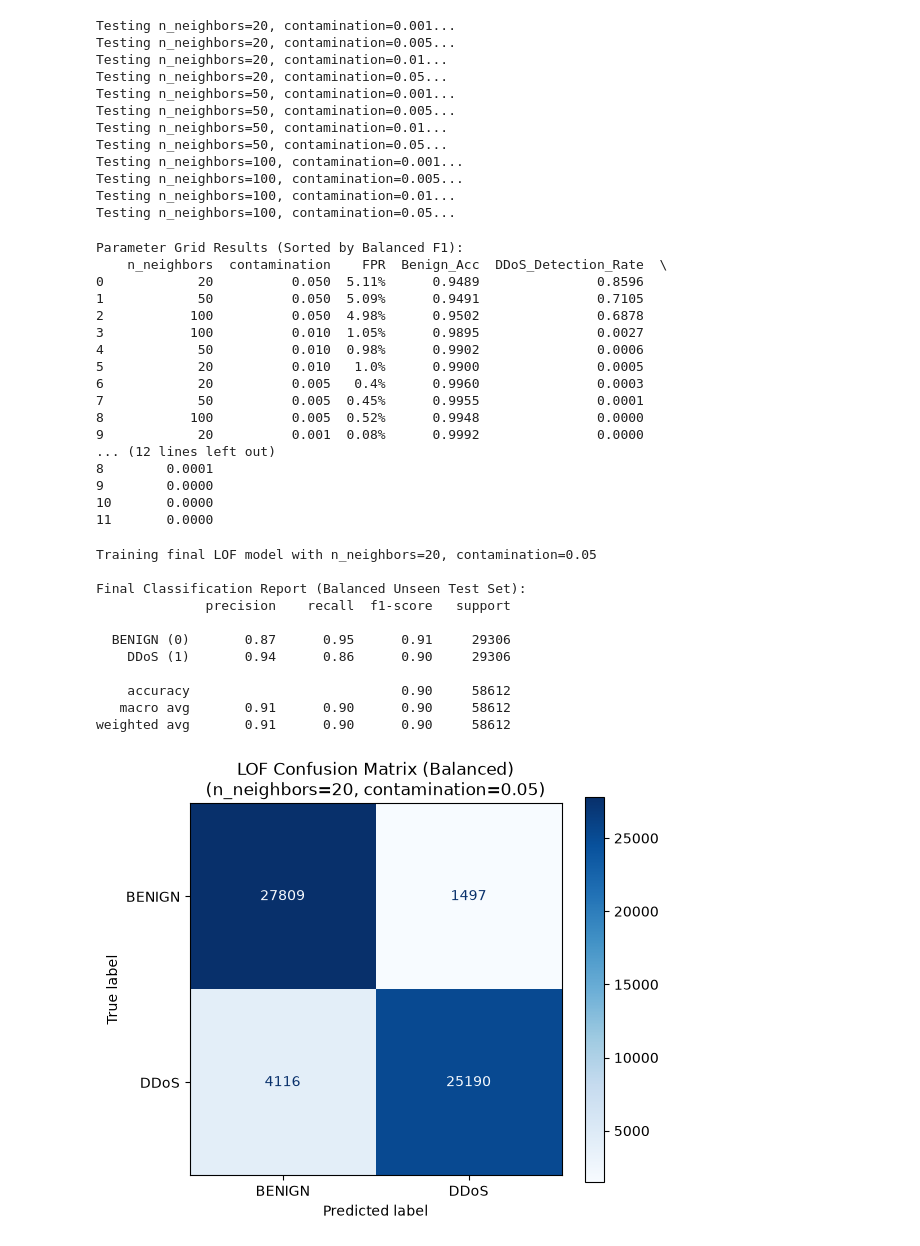
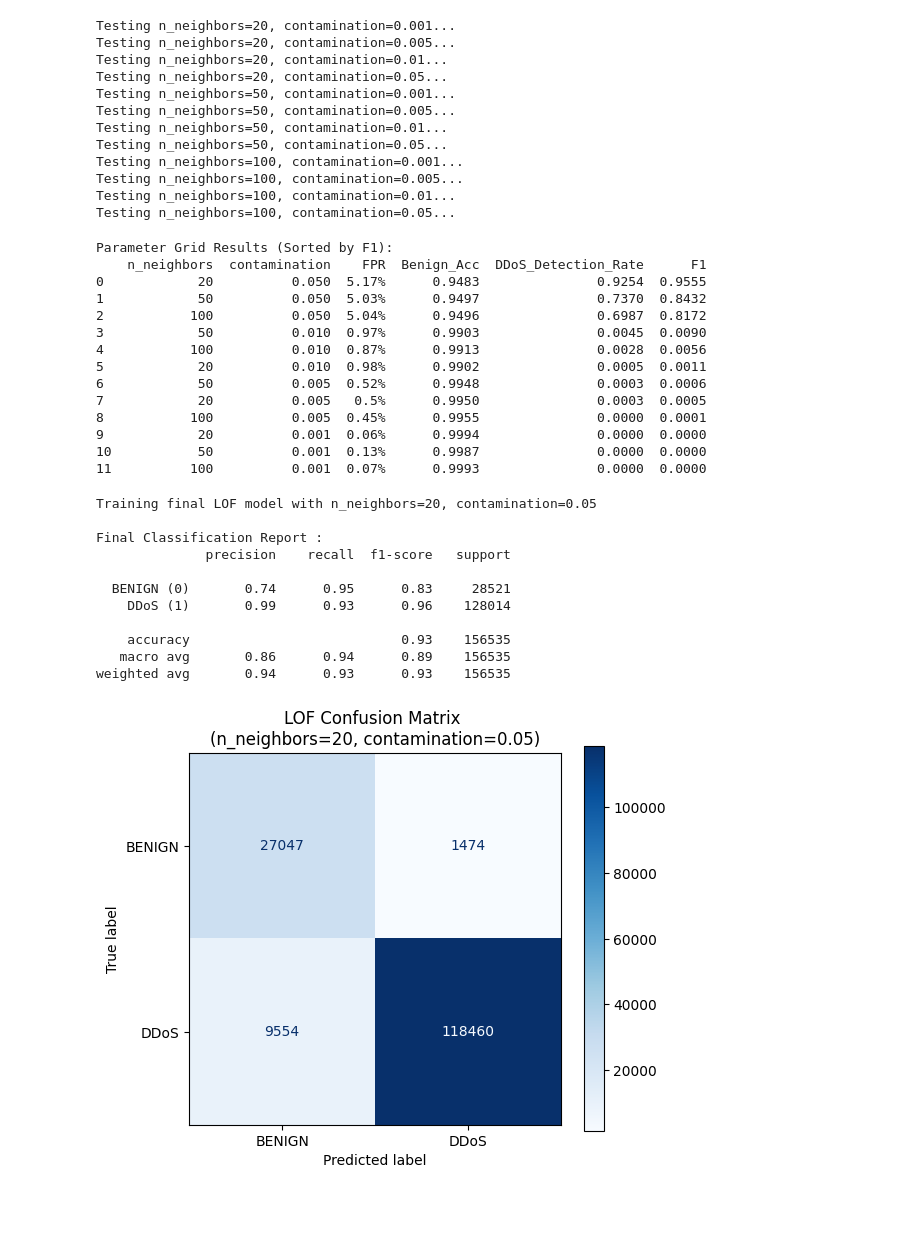
Before and after one commit to yatharthagarwal0620-art/network-anomaly-detection, a Jupyter notebook: notebooks/06_LocalOutlierFactor_Revised.ipynb, the cells around one changed output. Cells and saved outputs as stored; diff of their text form; code cells hidden in the pictures; blank space fills up the shorter version.

```diff
--- a/notebooks/06_LocalOutlierFactor_Revised.ipynb
+++ b/notebooks/06_LocalOutlierFactor_Revised.ipynb
@@ -68,15 +63,15 @@ scaler.fit(X_benign_train)
 # Transform all sets using the scaler fitted on training data only
 X_train_scaled = scaler.transform(X_benign_train)
 X_benign_test_scaled = scaler.transform(X_benign_test)
-X_ddos_test_scaled = scaler.transform(X_ddos_test)
+X_ddos_test_scaled = scaler.transform(X_ddos)
 
 # Build the BALANCED test set
-X_test_balanced = np.vstack([X_benign_test_scaled, X_ddos_test_scaled])
-y_test_balanced = np.concatenate([
+X_test = np.vstack([X_benign_test_scaled, X_ddos_test_scaled])
+y_test = np.concatenate([
     np.zeros(len(X_benign_test_scaled)),
     np.ones(len(X_ddos_test_scaled))
 ]).astype(int)
 
 print("Final training set (BENIGN only):", X_train_scaled.shape)
-print("Final balanced test set:", X_test_balanced.shape)
+print("Final test set:", X_test.shape)
 # %% [output]
@@ -108,7 +103,7 @@ def evaluate_lof(n_neighbors, contamination, X_train, X_test, y_test):
         "FPR": fpr,
         "Benign_Acc": benign_acc,
         "DDoS_Detection_Rate": ddos_detection_rate,
-        "Balanced_F1": f1
+        "F1": f1
     }
 # %%
 # REVISION 2: Tune with realistic, low contamination rates
@@ -121,7 +116,7 @@ results = []
 for n in neighbors_list:
     for c in contamination_list:
         print(f"Testing n_neighbors={n}, contamination={c}...")
-        res = evaluate_lof(n, c, X_train_scaled, X_test_balanced, y_test_balanced)
+        res = evaluate_lof(n, c, X_train_scaled, X_test, y_test)
         results.append(res)
 # %% [output]
 Testing n_neighbors=20, contamination=0.001...
@@ -141,62 +136,58 @@ summary = pd.DataFrame(results)
 summary["FPR"] = (summary["FPR"] * 100).round(2).astype(str) + "%"
 summary["Benign_Acc"] = summary["Benign_Acc"].round(4)
 summary["DDoS_Detection_Rate"] = summary["DDoS_Detection_Rate"].round(4)
-summary["Balanced_F1"] = summary["Balanced_F1"].round(4)
-
-# Display results, prioritizing models with the highest Balanced F1 but keeping an eye on FPR
-print("Parameter Grid Results (Sorted by Balanced F1):")
-print(summary.sort_values(by="Balanced_F1", ascending=False).reset_index(drop=True))
+summary["F1"] = summary["F1"].round(4)
+# Display results, prioritizing models with the highest F1 but keeping an eye on FPR
+print("Parameter Grid Results (Sorted by F1):")
+print(summary.sort_values(by="F1", ascending=False).reset_index(drop=True))
 # %% [output]
-Parameter Grid Results (Sorted by Balanced F1):
-    n_neighbors  contamination    FPR  Benign_Acc  DDoS_Detection_Rate  \
-0            20          0.050  5.11%      0.9489               0.8596
-1            50          0.050  5.09%      0.9491               0.7105
-2           100          0.050  4.98%      0.9502               0.6878
-3           100          0.010  1.05%      0.9895               0.0027
-4            50          0.010  0.98%      0.9902               0.0006
-5            20          0.010   1.0%      0.9900               0.0005
-6            20          0.005   0.4%      0.9960               0.0003
-7            50          0.005  0.45%      0.9955               0.0001
-8           100          0.005  0.52%      0.9948               0.0000
-9            20          0.001  0.08%      0.9992               0.0000
-... (12 lines left out)
-8        0.0001
-9        0.0000
-10       0.0000
-11       0.0000
+Parameter Grid Results (Sorted by F1):
+    n_neighbors  contamination    FPR  Benign_Acc  DDoS_Detection_Rate      F1
+0            20          0.050  5.17%      0.9483               0.9254  0.9555
+1            50          0.050  5.03%      0.9497               0.7370  0.8432
+2           100          0.050  5.04%      0.9496               0.6987  0.8172
+3            50          0.010  0.97%      0.9903               0.0045  0.0090
+4           100          0.010  0.87%      0.9913               0.0028  0.0056
+5            20          0.010  0.98%      0.9902               0.0005  0.0011
+6            50          0.005  0.52%      0.9948               0.0003  0.0006
+7            20          0.005   0.5%      0.9950               0.0003  0.0005
+8           100          0.005  0.45%      0.9955               0.0000  0.0001
+9            20          0.001  0.06%      0.9994               0.0000  0.0000
+10           50          0.001  0.13%      0.9987               0.0000  0.0000
+11          100          0.001  0.07%      0.9993               0.0000  0.0000
 # %%
 # Select the best model balancing high Detection Rate with a very low FPR.
 # You can adjust the iloc[0] to pick a model with specifically lower FPR if desired.
-best_params = summary.sort_values(by="Balanced_F1", ascending=False).iloc[0]
+best_params = summary.sort_values(by="F1", ascending=False).iloc[0]
 best_n = int(best_params["n_neighbors"])
 best_c = best_params["contamination"]
 
 print(f"\nTraining final LOF model with n_neighbors={best_n}, contamination={best_c}")
 
 best_lof = LocalOutlierFactor(n_neighbors=best_n, novelty=True, contamination=best_c)
 best_lof.fit(X_train_scaled)
-y_pred_balanced = (best_lof.predict(X_test_balanced) == -1).astype(int)
+y_pred = (best_lof.predict(X_test) == -1).astype(int)
 
-print("\nFinal Classification Report (Balanced Unseen Test Set):")
-print(classification_report(y_test_balanced, y_pred_balanced, target_names=["BENIGN (0)", "DDoS (1)"]))
+print("\nFinal Classification Report :")
+print(classification_report(y_test, y_pred, target_names=["BENIGN (0)", "DDoS (1)"]))
 
 fig, ax = plt.subplots(figsize=(6, 5))
 ConfusionMatrixDisplay.from_predictions(
-    y_test_balanced, y_pred_balanced, display_labels=["BENIGN", "DDoS"],
+    y_test, y_pred, display_labels=["BENIGN", "DDoS"],
     cmap="Blues", values_format='d', ax=ax
 )
-plt.title(f"LOF Confusion Matrix (Balanced)\n(n_neighbors={best_n}, contamination={best_c})")
+plt.title(f"LOF Confusion Matrix \n(n_neighbors={best_n}, contamination={best_c})")
 plt.show()
 # %% [output]
 Training final LOF model with n_neighbors=20, contamination=0.05
 
-Final Classification Report (Balanced Unseen Test Set):
+Final Classification Report :
               precision    recall  f1-score   support
 
-  BENIGN (0)       0.87      0.95      0.91     29306
-    DDoS (1)       0.94      0.86      0.90     29306
+  BENIGN (0)       0.74      0.95      0.83     28521
+    DDoS (1)       0.99      0.93      0.96    128014
 
-    accuracy                           0.90     58612
-   macro avg       0.91      0.90      0.90     58612
-weighted avg       0.91      0.90      0.90     58612
+    accuracy                           0.93    156535
+   macro avg       0.86      0.94      0.89    156535
+weighted avg       0.94      0.93      0.93    156535
-[figure, old version]
+[figure, new version]
```
Also changed, not shown: parts of 4 cells of this notebook, 4 other files.
